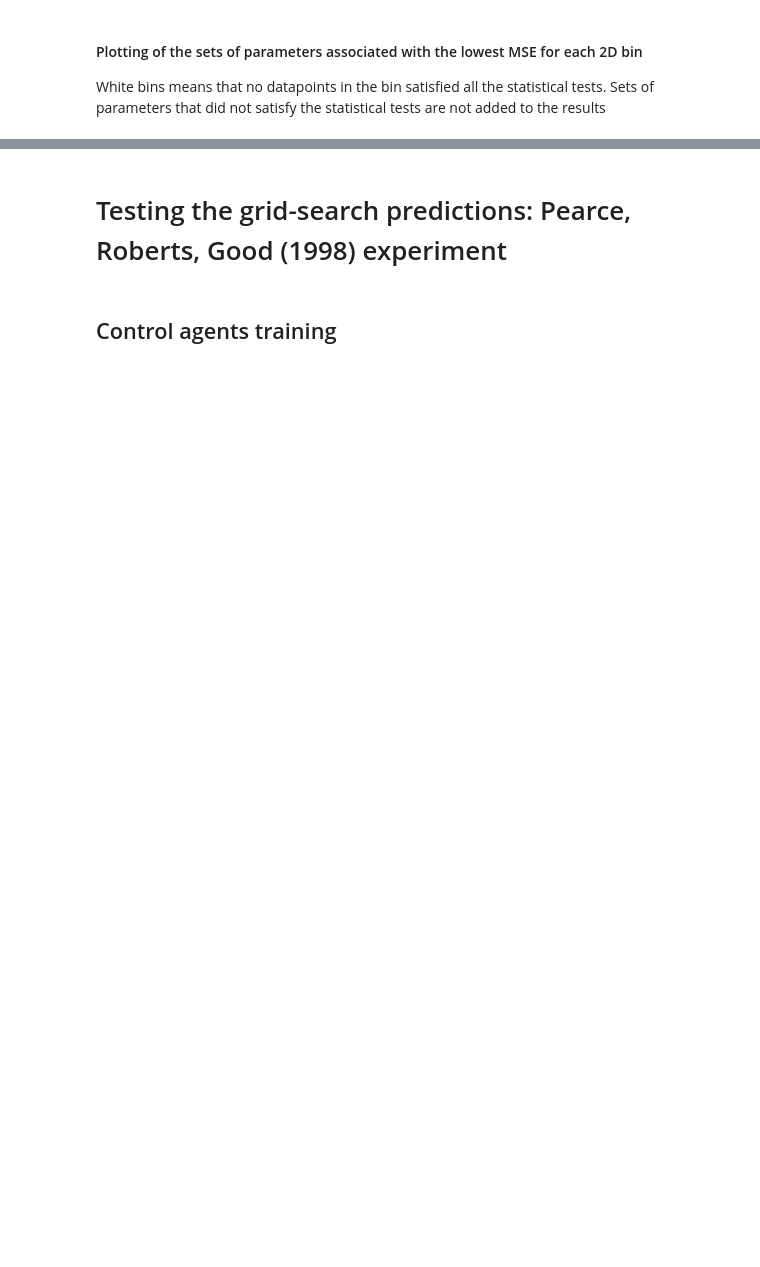
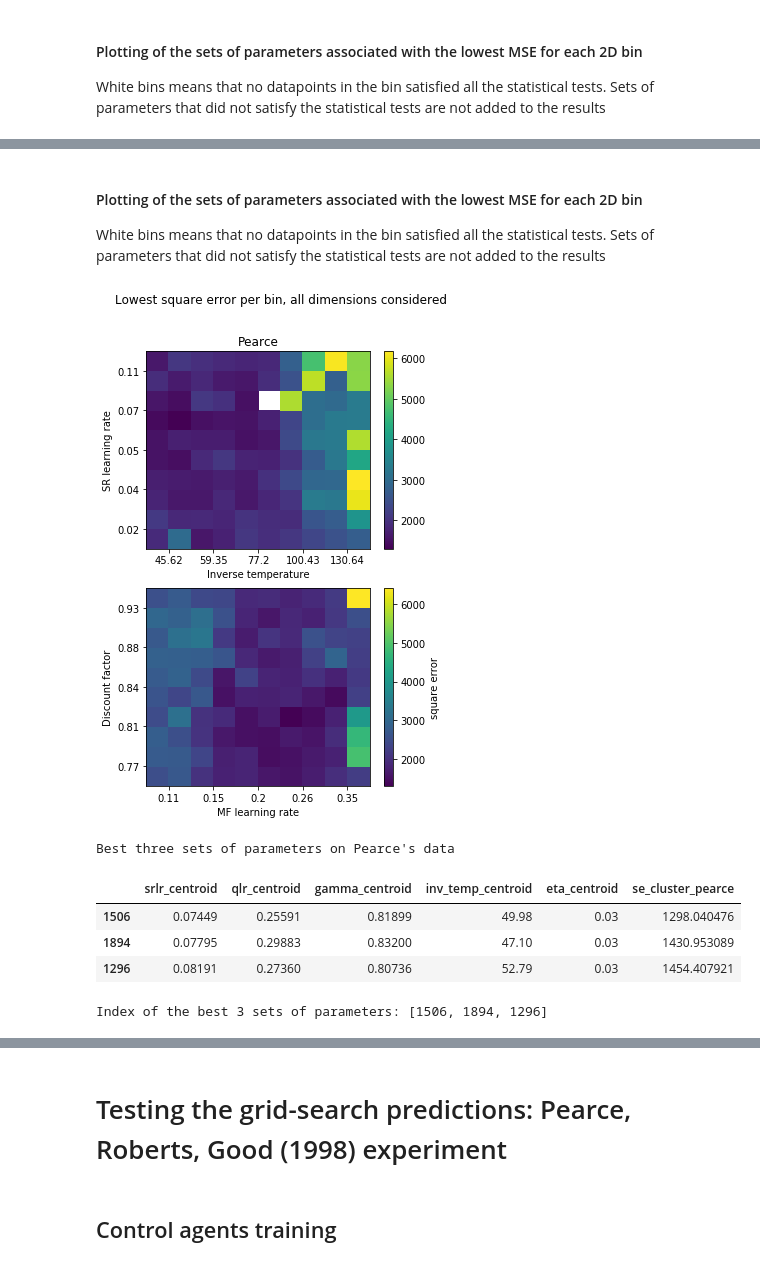
Before and after one commit to zimoun/mixed-coordination-models, a Jupyter notebook: sources/notebooks/Geerts Replication.ipynb, the cells around one changed output, grey strips where cells are left out. Cells and saved outputs as stored; diff of their text form; code cells hidden in the pictures; blank space fills up the shorter version.

```diff
--- a/sources/notebooks/Geerts Replication.ipynb
+++ b/sources/notebooks/Geerts Replication.ipynb
@@ -85 +127,15 @@ Index of the best 3 sets of parameters: [163, 1388, 818]
+# %% [markdown]
+#### Plotting of the sets of parameters associated with the lowest MSE for each 2D bin
+White bins means that no datapoints in the bin satisfied all the statistical tests.
+Sets of parameters that did not satisfy the statistical tests are not added to the results
+# %%
+res_df = plot_pearce_perfs(path, size_plot=10, relative=True)
+# %% [output]
+[figure, added]
+Best three sets of parameters on Pearce's data
+|  | srlr_centroid | qlr_centroid | gamma_centroid | inv_temp_centroid | eta_centroid | se_cluster_pearce |
+| 1506 | 0.07449 | 0.25591 | 0.81899 | 49.98 | 0.03 | 1298.040476 |
+| 1894 | 0.07795 | 0.29883 | 0.83200 | 47.10 | 0.03 | 1430.953089 |
+| 1296 | 0.08191 | 0.27360 | 0.80736 | 52.79 | 0.03 | 1454.407921 |
+Index of the best 3 sets of parameters: [1506, 1894, 1296]
 # %% [markdown]
```
Also changed, not shown: parts of 22 cells of this notebook, 2 other files.
